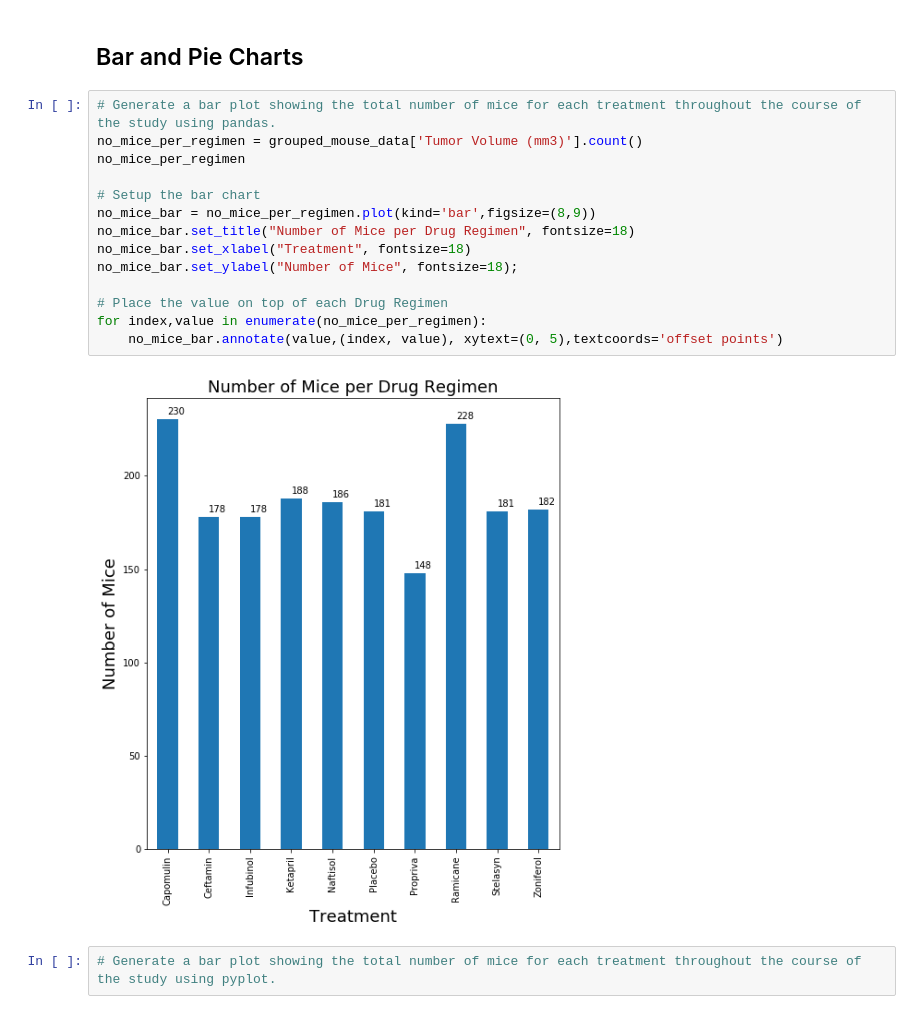
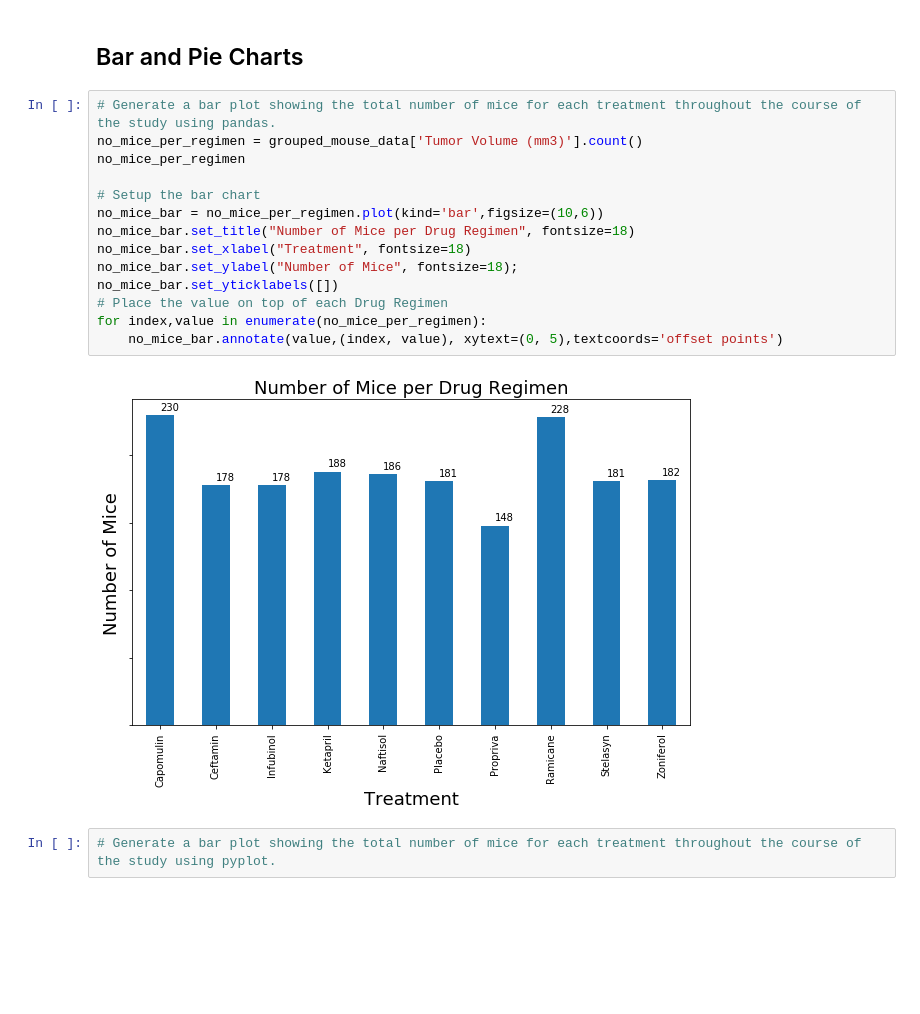
Before and after one commit to blt1339/matplotlib-challenge, a Jupyter notebook: Pymaceuticals/pymaceuticals.ipynb, the cells around one changed output. Saved outputs shown, nothing was run; the diff lists cells and outputs as text; blank space fills up the shorter version.

Commit message:
Fix the pandas bar chart size and remove y tick labels
Fix the pandas bar chart size and remove y tick labels.

```diff
--- a/Pymaceuticals/pymaceuticals.ipynb
+++ b/Pymaceuticals/pymaceuticals.ipynb
@@ -162,19 +162,19 @@ summary_statistics_df
 # %%
 # Generate a bar plot showing the total number of mice for each treatment throughout the course of the study using pandas.
 no_mice_per_regimen = grouped_mouse_data['Tumor Volume (mm3)'].count()
 no_mice_per_regimen
 
 # Setup the bar chart
-no_mice_bar = no_mice_per_regimen.plot(kind='bar',figsize=(8,9))
+no_mice_bar = no_mice_per_regimen.plot(kind='bar',figsize=(10,6))
 no_mice_bar.set_title("Number of Mice per Drug Regimen", fontsize=18)
 no_mice_bar.set_xlabel("Treatment", fontsize=18)
 no_mice_bar.set_ylabel("Number of Mice", fontsize=18);
-
+no_mice_bar.set_yticklabels([])
 # Place the value on top of each Drug Regimen
 for index,value in enumerate(no_mice_per_regimen):
     no_mice_bar.annotate(value,(index, value), xytext=(0, 5),textcoords='offset points')
 # %% [output]
-[figure, old version]
+[figure, new version]
 # %%
 # Generate a bar plot showing the total number of mice for each treatment throughout the course of the study using pyplot.
 # %%
```
